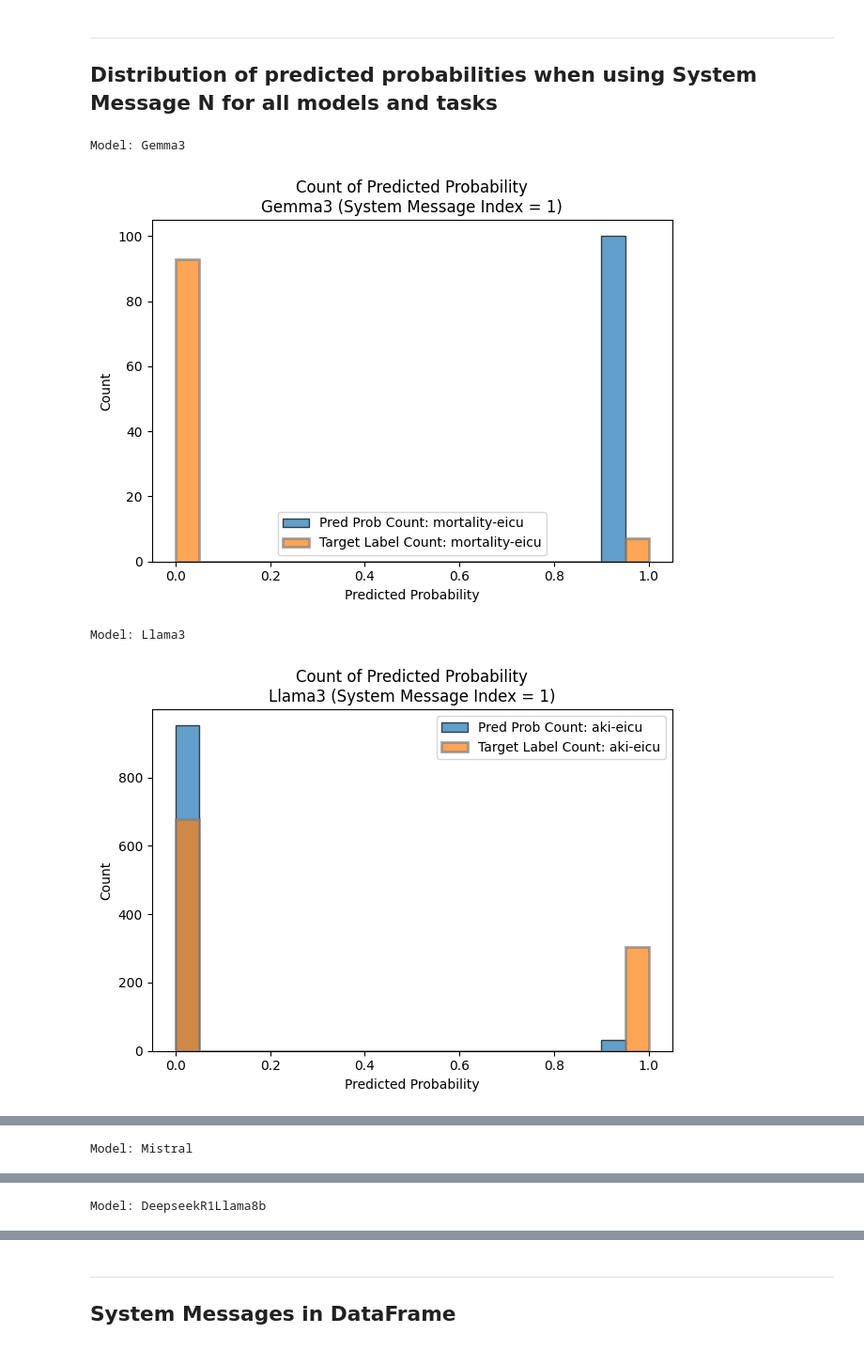
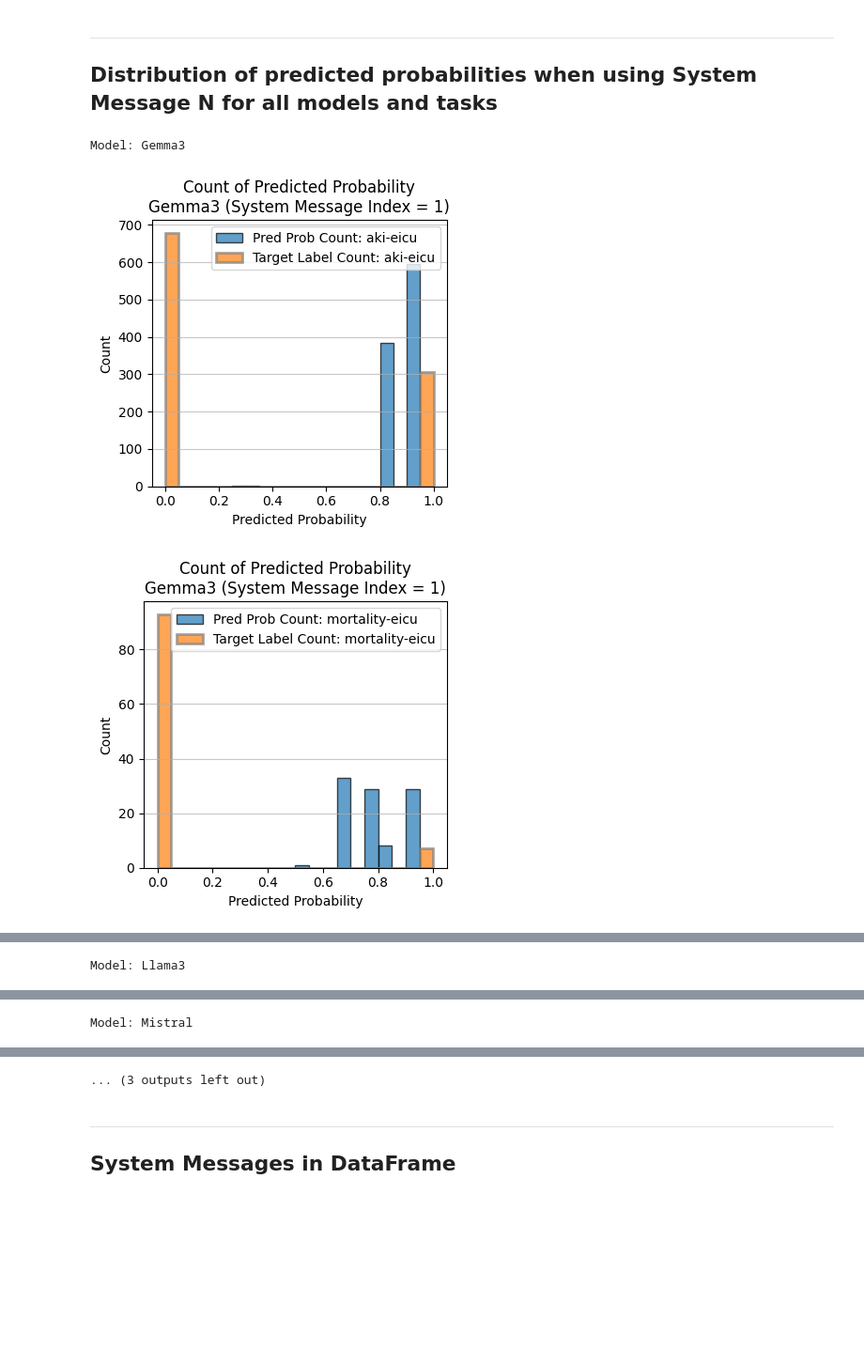
Before and after one commit to j4nberner/pulse, a Jupyter notebook: notebooks/analyze_llm_sys_msgs.ipynb, the cells around one changed output, grey strips where cells are left out. Shown at 94% size. Cells and saved outputs as stored; diff of their text form; code cells hidden in the pictures; blank space fills up the shorter version.

```diff
--- a/notebooks/analyze_llm_sys_msgs.ipynb
+++ b/notebooks/analyze_llm_sys_msgs.ipynb
@@ -255,7 +326,12 @@ Metrics averaged over all models, tasks and datasets for the 5 different system
 # %%
 df_metrics_by_model_task = (
     df_metadata.groupby(["model_name", "task", "System Message Index"])
-    .apply(lambda x: calculate_all_metrics(x["Target Label"].values, x["Predicted Probability"].values))
+    .apply(
+        lambda x: {
+            **calculate_all_metrics(x["Target Label"].values, x["Predicted Probability"].values),
+            "mcc_2": calculate_all_metrics(x["Target Label"].values, x["Predicted Probability from Diagnosis"].values)["mcc"],
+        }
+    )
     .reset_index()
 )
 
@@ -332,0 +491,26 @@ df_metadata.groupby(["model_name", "task", "dataset"]).agg({
+# %%
+metrics = ["Input Tokens", "Output Tokens", "Inference Time"]
+ylabels = ["Input Tokens", "Output Tokens", "Inference Time (s)"]
+titles = [
+    "Mean Input Tokens by Model and System Message - eICU",
+    "Mean Output Tokens by Model and System Message - eICU",
+    "Mean Inference Time by Model and System Message - eICU",
+]
+
+for metric, ylabel, title in zip(metrics, ylabels, titles):
+    plt.figure(figsize=(8, 5))
+    for idx in sorted(df_m_sysmsg["System Message Index"].unique()):
+        df_plot = df_m_sysmsg[df_m_sysmsg["System Message Index"] == idx]
+        plt.plot(
+            df_plot["model_name"],
+            df_plot[metric],
+            marker="o",
+            label=f"sys.msg. {idx}",
+        )
+    plt.ylabel(ylabel)
+    plt.title(title)
+    plt.xticks(rotation=45, ha="right")
+    plt.legend(title="System Msg Idx")
+    plt.grid(axis="y", linestyle="--", alpha=0.7)
+    plt.tight_layout()
+    plt.show()
@@ -340,5 +528,6 @@ Summary:
 - System Message 1 has best performance
 # %%
 df_mistral7b = get_predictions_by_model(df_metadata, "Mistral")
-df_mistral7b.head()
+df_mistral7b["Predicted Probability Diagnosis"] = df_mistral7b["Predicted Diagnosis"].apply(lambda x: 0 if "not" in x else 1)
+df_mistral7b
 # %% [output]
@@ -673,7 +923,7 @@ plot_metrics(df_temp2, "DeepseekR1Llama8b - Mortality - eicu")
 ---
 ## Distribution of predicted probabilities when using System Message N for all models and tasks
 # %%
-n = 1
+n = 0
 # %%
 df_sysmsg1 = df_metadata[df_metadata["System Message Index"] == n]
 df_sysmsg1_sepsis = df_sysmsg1[df_sysmsg1["task"] == "sepsis"]
@@ -683,36 +933,38 @@ for model in models:
     df_model = df_sysmsg1[df_sysmsg1["model_name"] == model]
     task_dataset_combos = df_model.groupby(["task", "dataset"])
     print("Model:", model)
-    # plt.figure(figsize=(10, 6))
+
     for (i, ((task, dataset), group)) in enumerate(task_dataset_combos):
         # Bar plot for Predicted Probability (rounded to nearest 0.05 for binning)
+        plt.figure(figsize=(4, 4))
         bins = np.arange(0, 1.05, 0.05)
         plt.hist(
             group['Predicted Probability'],
             bins=bins,
             alpha=0.7,
             label=f'Pred Prob Count: {task}-{dataset}',
             edgecolor='black'
         )
         # Overlay bars for Target Label (same bins)
         # Plot Target Label as a separate histogram (side-by-side, not overlayed)
         plt.hist(
             group['Target Label'],
             bins=bins,
             alpha=0.7,
             label=f'Target Label Count: {task}-{dataset}',
             edgecolor='gray',
             histtype='stepfilled',
             linewidth=2
         )
         plt.xlabel('Predicted Probability')
         plt.ylabel('Count')
+        plt.grid(axis='y', linestyle='-', alpha=0.7)
         plt.title(f'Count of Predicted Probability\n{model} (System Message Index = 1)')
         plt.legend()
+
         plt.tight_layout()
         plt.show()
 # %% [output]
 Model: Gemma3
-[figure, old version]
+[figure, new version]
-Model: Llama3
-[figure, old version]
+[figure, new version]
@@ -719,0 +972 @@ Model: Llama3
+Model: Llama3
@@ -721 +973,0 @@ Model: Llama3
-Model: Mistral
@@ -723,0 +976 @@ Model: Mistral
+Model: Mistral
@@ -725 +977,0 @@ Model: Mistral
-Model: DeepseekR1Llama8b
@@ -728,3 +980,4 @@ Model: DeepseekR1Llama8b
+... (3 outputs left out)
 # %% [markdown]
 ---
 ## System Messages in DataFrame
```
Also changed, not shown: parts of 23 cells of this notebook, 6 other files.
